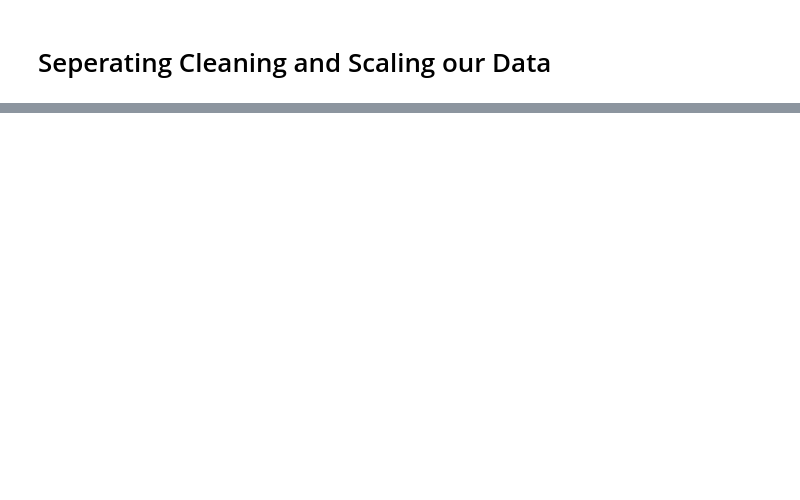
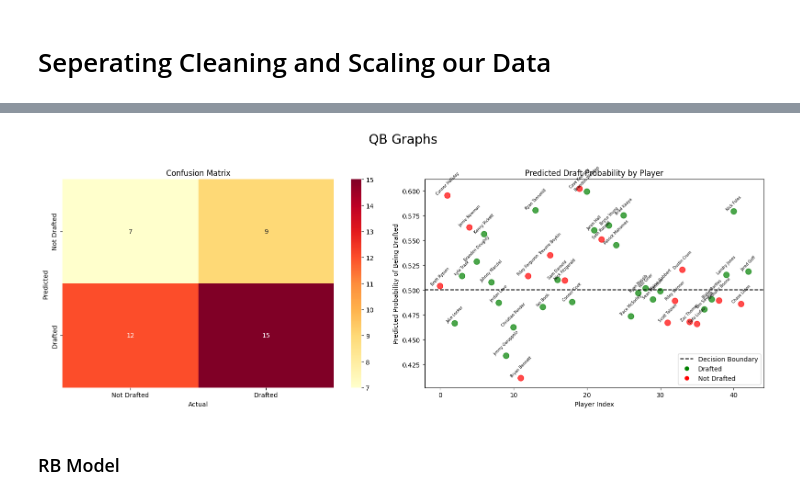
Before and after one commit to Alexander-Rees/NflDraftPredictionML, a Jupyter notebook: project_notebook.ipynb, the cells around one changed output, grey strips where cells are left out. Cells and saved outputs as stored; diff of their text form; code cells hidden in the pictures; blank space fills up the shorter version.

Commit message:
Finished Model 1

```diff
--- a/project_notebook.ipynb
+++ b/project_notebook.ipynb
@@ -247,0 +384,4 @@ MLP WR drafted vs. not-drafted — Accuracy: 0.742 | F1: 0.8
+# %%
+score = model.evaluate(X_test, y_test, verbose=0)
+print('loss=', round(score[0],3))
+print('accuracy=', round(score[1],3))
@@ -247,0 +391,7 @@ MLP WR drafted vs. not-drafted — Accuracy: 0.742 | F1: 0.8
+# %%
+preds  = model.predict(X_test)
+y_true = np.asarray(y_test).ravel().astype(int)
+y_pred = (preds.reshape(-1) >= 0.5).astype(int)
+
+table = pd.crosstab(y_pred, y_true, rownames=['Predicted'], colnames=['Actual'])
+print(table)
@@ -247,0 +404,7 @@ MLP WR drafted vs. not-drafted — Accuracy: 0.742 | F1: 0.8
+# %%
+feature_cols = qb_df.drop(columns=["Player", "Pos", "Drafted", "Pick"]).columns.tolist()
+dense_weights = model.get_layer(index=3).get_weights()[0]
+feature_importance = dense_weights.mean(axis=1)
+
+for name, score in sorted(zip(feature_cols, feature_importance), key=lambda x: -x[1]):
+    print(f"{name}: {score:.4f}")
@@ -247,0 +432,42 @@ MLP WR drafted vs. not-drafted — Accuracy: 0.742 | F1: 0.8
+# %%
+fig, axes = plt.subplots(1, 2, figsize=(16, 6))
+fig.suptitle('QB Graphs', fontsize=20, y=1.02)
+
+cm = confusion_matrix(y_true, y_pred)
+sns.heatmap(cm, annot=True, fmt='d', cmap='YlOrRd', ax=axes[0],
+            xticklabels=['Not Drafted', 'Drafted'],
+            yticklabels=['Not Drafted', 'Drafted'])
+axes[0].set_title('Confusion Matrix')
+axes[0].set_ylabel('Predicted')
+axes[0].set_xlabel('Actual')
+
+_, X_test_raw, _, y_test_raw, _, names_test = train_test_split(
+    X_qb, y_qb, qb_df["Player"].values, test_size=0.2, random_state=42
+)
+
+preds_flat = preds.reshape(-1)
+colors = ['green' if y == 1 else 'red' for y in y_true]
+
+axes[1].scatter(range(len(preds_flat)), preds_flat, c=colors, alpha=0.7, s=80)
+axes[1].axhline(0.5, color='black', linestyle='--', label='Decision Boundary')
+
+for i, name in enumerate(names_test):
+    axes[1].annotate(name, (i, preds_flat[i]), fontsize=6, ha='center', va='bottom', rotation=45)
+
+axes[1].set_title('Predicted Draft Probability by Player')
+axes[1].set_xlabel('Player Index')
+axes[1].set_ylabel('Predicted Probability of Being Drafted')
+
+legend_elements = [
+    Line2D([0], [0], color='black', linestyle='--', label='Decision Boundary'),
+    Line2D([0], [0], marker='o', color='w', markerfacecolor='green', markersize=8, label='Drafted'),
+    Line2D([0], [0], marker='o', color='w', markerfacecolor='red', markersize=8, label='Not Drafted')
+]
+axes[1].legend(handles=legend_elements)
+
+plt.tight_layout()
+plt.show()
+# %% [output]
+[figure, added]
+# %% [markdown]
+### RB Model
```
Also changed, not shown: parts of 52 cells of this notebook, 7 other files.
